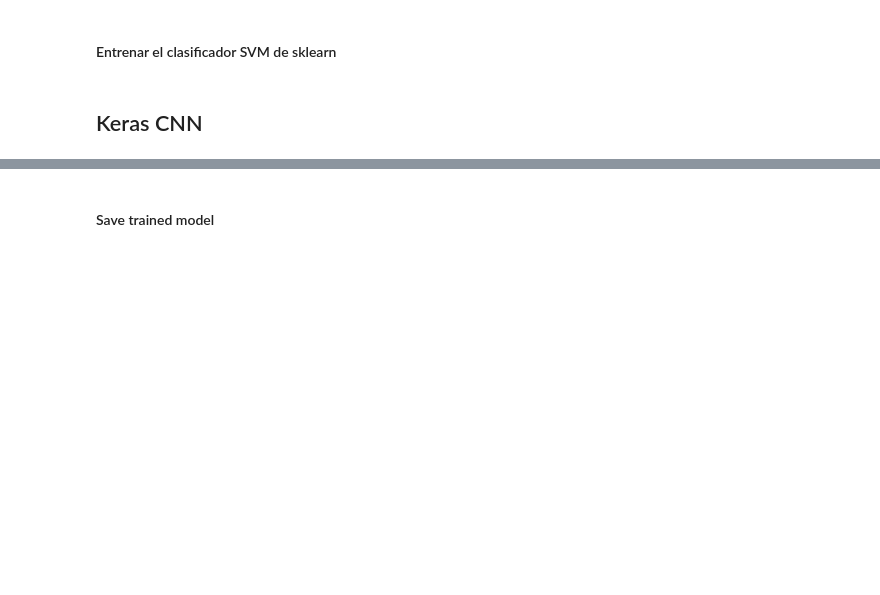
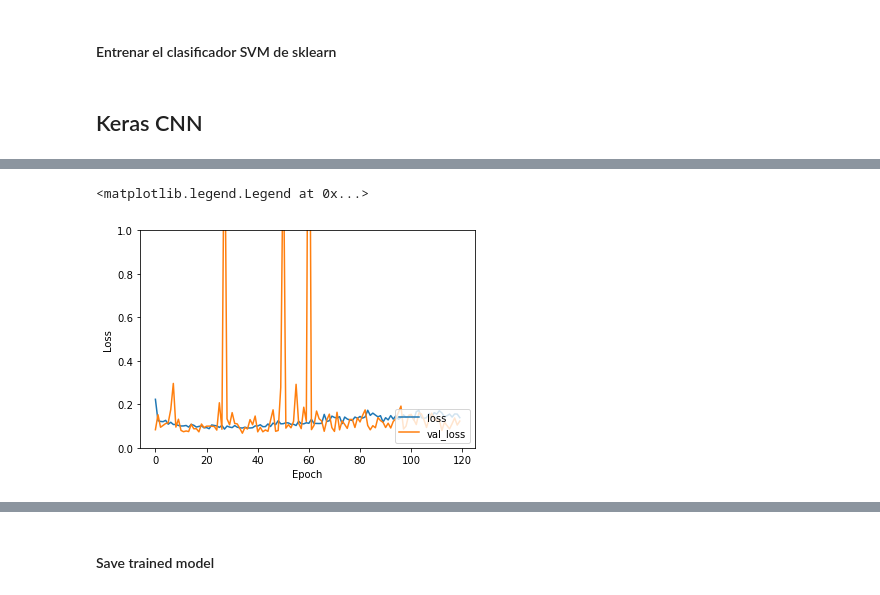
Before and after one commit to s-juani/CV-final-project, a Jupyter notebook: Face Detection (moded).ipynb, the cells around one changed output, grey strips where cells are left out. Cells and saved outputs as stored; diff of their text form; code cells hidden in the pictures; blank space fills up the shorter version.

```diff
--- a/Face Detection (moded).ipynb
+++ b/Face Detection (moded).ipynb
@@ -251,21 +265,25 @@ model.add(Conv2D(32, (3,3), input_shape=(128, 128, 1)))
 model.add(Activation('relu'))
 model.add(MaxPooling2D(pool_size=(2,2)))
 
-model.add(Conv2D(32, (3,3), kernel_initializer='he_uniform'))
+model.add(Conv2D(32, (3,3)))
 model.add(Activation('relu'))
 model.add(MaxPooling2D(pool_size=(2,2)))
 
-model.add(Conv2D(32, (3,3), kernel_initializer='he_uniform'))
+model.add(Conv2D(32, (3,3)))
 model.add(Activation('relu'))
 model.add(MaxPooling2D(pool_size=(2,2)))
 
 model.add(Flatten())
-model.add(Dense(64))
-model.add(Activation('relu'))
+model.add(Dropout(0.5))
+model.add(Dense(64, activation='relu'))
+model.add(Dropout(0.5))
+model.add(Dense(32, activation='relu'))
 
+model.add(Dropout(0.5))
 model.add(Dense(1))
 model.add(Activation('sigmoid'))
 
+optimizer = keras.optimizers.Adam(learning_rate=0.003)
 model.compile(loss='binary_crossentropy',
              optimizer='rmsprop',
              metrics=['accuracy'])
@@ -276,8 +312,8 @@ x_train, x_test, y_train, y_test = train_test_split(training_data,
                                                     training_labels,
                                                     test_size=0.33,
                                                     random_state=7)
-# %%
-model.fit(x_train, y_train,
-          epochs=20,
-          batch_size=10,
-          validation_data=(x_test, y_test))
+# %%
+history = model.fit(x_train, y_train,
+                    epochs=120,
+                    batch_size=16,
+                    validation_data=(x_test, y_test))
@@ -283,0 +338,10 @@ model.fit(x_train, y_train,
+# %%
+plt.plot(history.history['loss'], label='loss')
+plt.plot(history.history['val_loss'], label = 'val_loss')
+plt.xlabel('Epoch')
+plt.ylabel('Loss')
+plt.ylim([0.0, 1])
+plt.legend(loc='lower right')
+# %% [output]
+<matplotlib.legend.Legend at 0x...>
+[figure, added]
```
Also changed, not shown: parts of 23 cells of this notebook, 8 other files.
